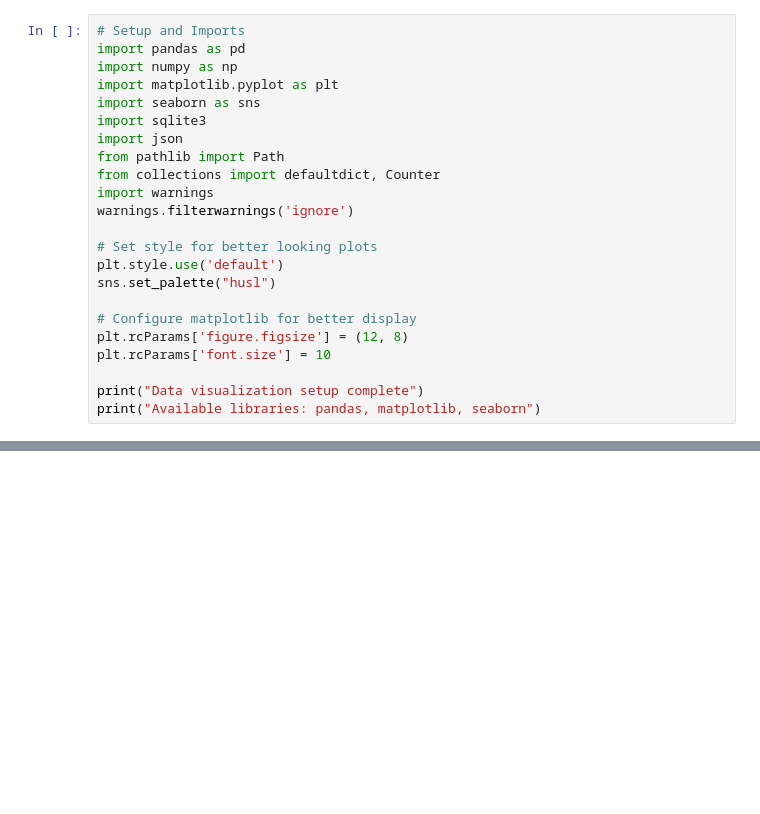
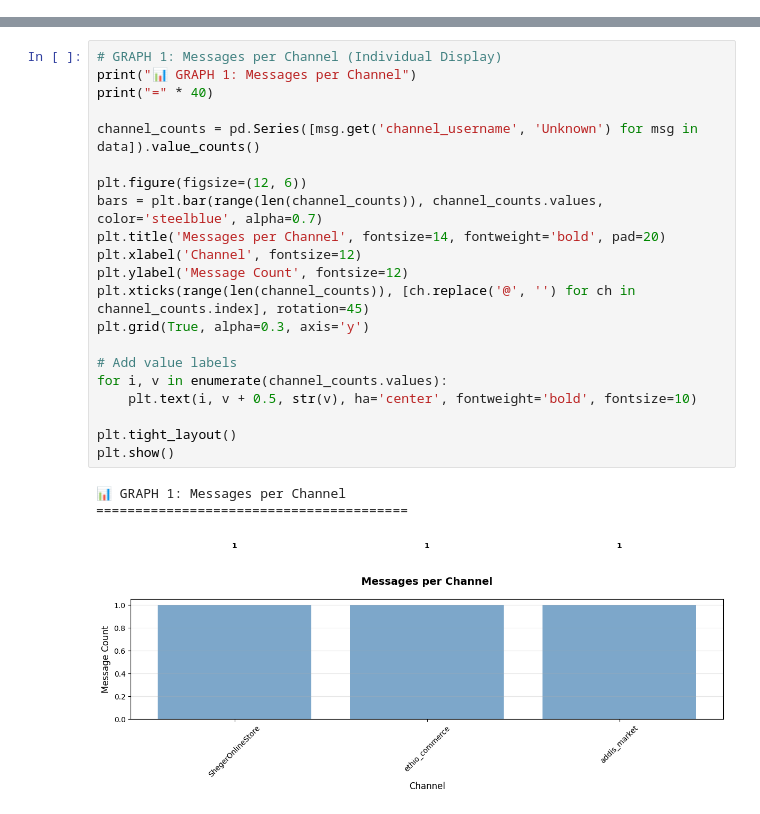
Before and after one commit to belaymit/amharic-e-commerce-data-extractor, a Jupyter notebook: notebook/06_data_visualization.ipynb, the cells around one changed output, grey strips where cells are left out. Cells and saved outputs as stored; diff of their text form; blank space fills up the shorter version.

Commit message:
feature: Enhance visualization notebook with safe price conversion and individual graph displays

```diff
--- a/notebook/06_data_visualization.ipynb
+++ b/notebook/06_data_visualization.ipynb
@@ -13,23 +0,0 @@ This notebook provides comprehensive visualizations of the collected Amharic e-c
-# %%
-# Setup and Imports
-import pandas as pd
-import numpy as np
-import matplotlib.pyplot as plt
-import seaborn as sns
-import sqlite3
-import json
-from pathlib import Path
-from collections import defaultdict, Counter
-import warnings
-warnings.filterwarnings('ignore')
-
-# Set style for better looking plots
-plt.style.use('default')
-sns.set_palette("husl")
-
-# Configure matplotlib for better display
-plt.rcParams['figure.figsize'] = (12, 8)
-plt.rcParams['font.size'] = 10
-
-print("Data visualization setup complete")
-print("Available libraries: pandas, matplotlib, seaborn")
@@ -1191,0 +139,25 @@ AttributeError: 'float' object has no attribute 'replace'
+# %%
+# GRAPH 1: Messages per Channel (Individual Display)
+print("📊 GRAPH 1: Messages per Channel")
+print("=" * 40)
+
+channel_counts = pd.Series([msg.get('channel_username', 'Unknown') for msg in data]).value_counts()
+
+plt.figure(figsize=(12, 6))
+bars = plt.bar(range(len(channel_counts)), channel_counts.values, color='steelblue', alpha=0.7)
+plt.title('Messages per Channel', fontsize=14, fontweight='bold', pad=20)
+plt.xlabel('Channel', fontsize=12)
+plt.ylabel('Message Count', fontsize=12)
+plt.xticks(range(len(channel_counts)), [ch.replace('@', '') for ch in channel_counts.index], rotation=45)
+plt.grid(True, alpha=0.3, axis='y')
+
+# Add value labels
+for i, v in enumerate(channel_counts.values):
+    plt.text(i, v + 0.5, str(v), ha='center', fontweight='bold', fontsize=10)
+
+plt.tight_layout()
+plt.show()
+# %% [output]
+📊 GRAPH 1: Messages per Channel
+========================================
+[figure, added]
```
Also changed, not shown: parts of 22 cells of this notebook, 2 other files.
